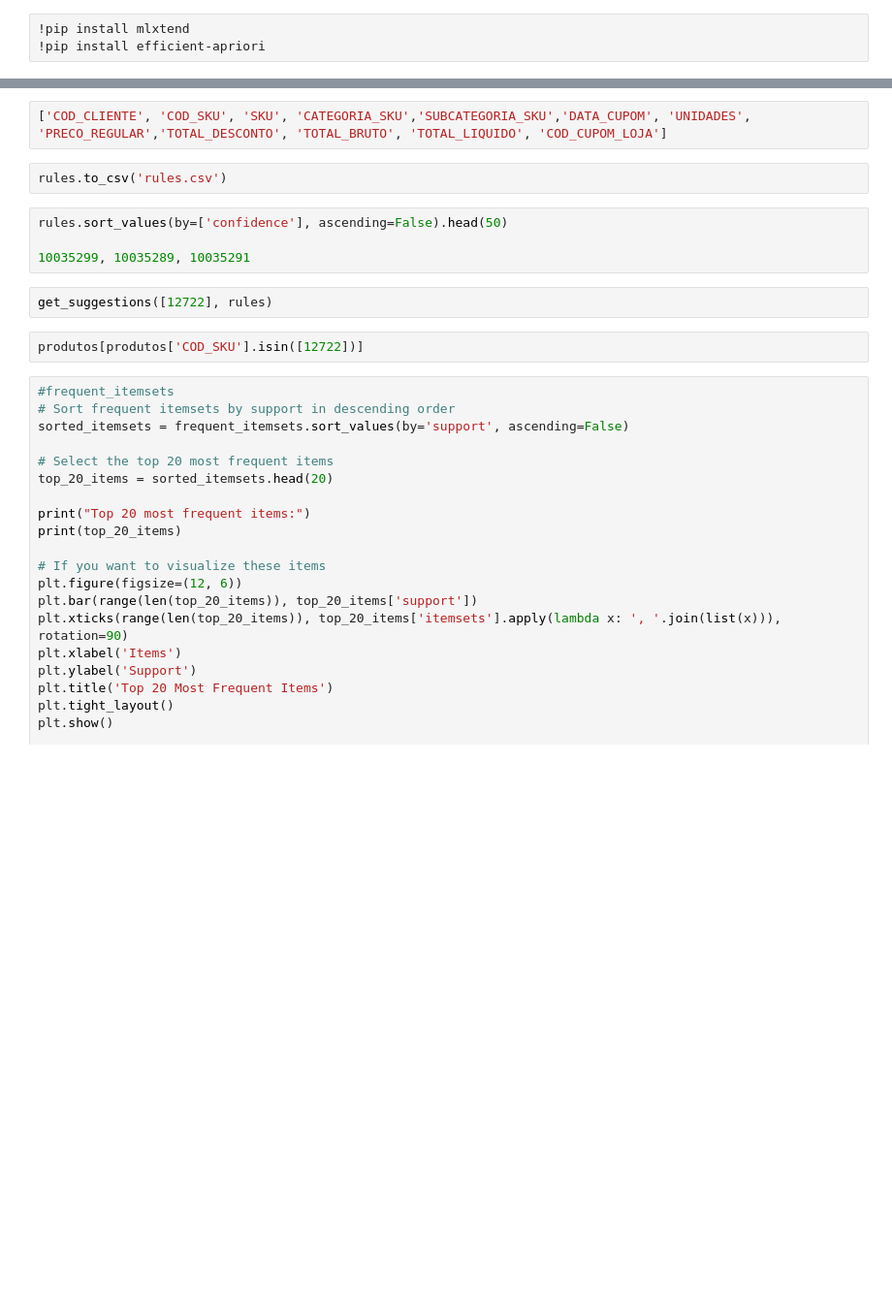
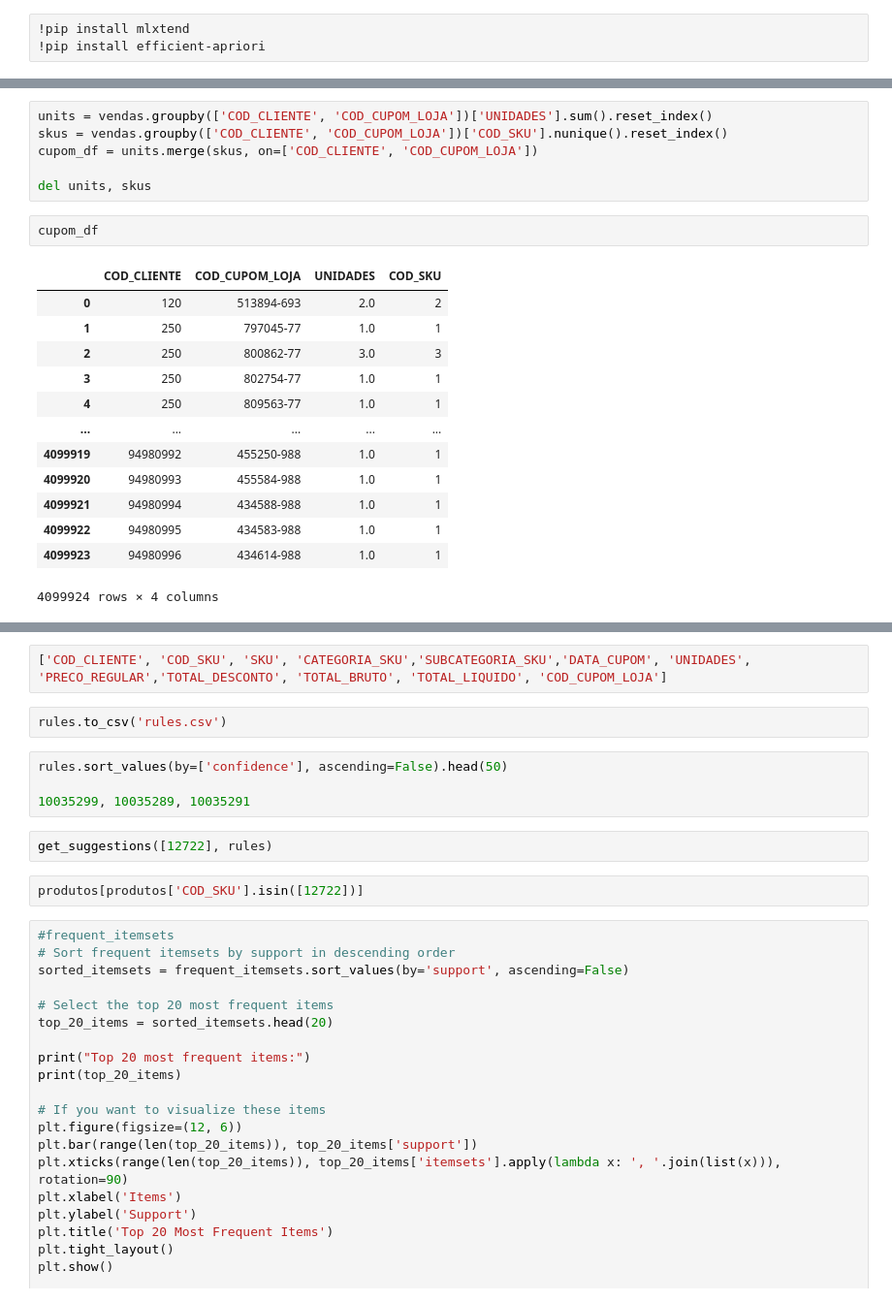
Before and after one commit to cristianomm/PUCRS, a Jupyter notebook: 2024-02/98H15-04 - Projeto em Ciência de Dados III/model_1.ipynb, the cells around one changed output, grey strips where cells are left out. Shown at 97% size. Cells and saved outputs as stored; diff of their text form; blank space fills up the shorter version.

```diff
--- a/2024-02/98H15-04 - Projeto em Ciência de Dados III/model_1.ipynb
+++ b/2024-02/98H15-04 - Projeto em Ciência de Dados III/model_1.ipynb
@@ -53,0 +314,22 @@ vendas_test = vendas[vendas['COD_CUPOM_LOJA'].isin(vendas_test)]
+# %%
+units = vendas.groupby(['COD_CLIENTE', 'COD_CUPOM_LOJA'])['UNIDADES'].sum().reset_index()
+skus = vendas.groupby(['COD_CLIENTE', 'COD_CUPOM_LOJA'])['COD_SKU'].nunique().reset_index()
+cupom_df = units.merge(skus, on=['COD_CLIENTE', 'COD_CUPOM_LOJA'])
+
+del units, skus
+# %%
+cupom_df
+# %% [output]
+|  | COD_CLIENTE | COD_CUPOM_LOJA | UNIDADES | COD_SKU |
+| 0 | 120 | 513894-693 | 2.0 | 2 |
+| 1 | 250 | 797045-77 | 1.0 | 1 |
+| 2 | 250 | 800862-77 | 3.0 | 3 |
+| 3 | 250 | 802754-77 | 1.0 | 1 |
+| 4 | 250 | 809563-77 | 1.0 | 1 |
+| ... | ... | ... | ... | ... |
+| 4099919 | 94980992 | 455250-988 | 1.0 | 1 |
+| 4099920 | 94980993 | 455584-988 | 1.0 | 1 |
+| 4099921 | 94980994 | 434588-988 | 1.0 | 1 |
+| 4099922 | 94980995 | 434583-988 | 1.0 | 1 |
+| 4099923 | 94980996 | 434614-988 | 1.0 | 1 |
+4099924 rows × 4 columns
```
Also changed, not shown: parts of 35 cells of this notebook.
